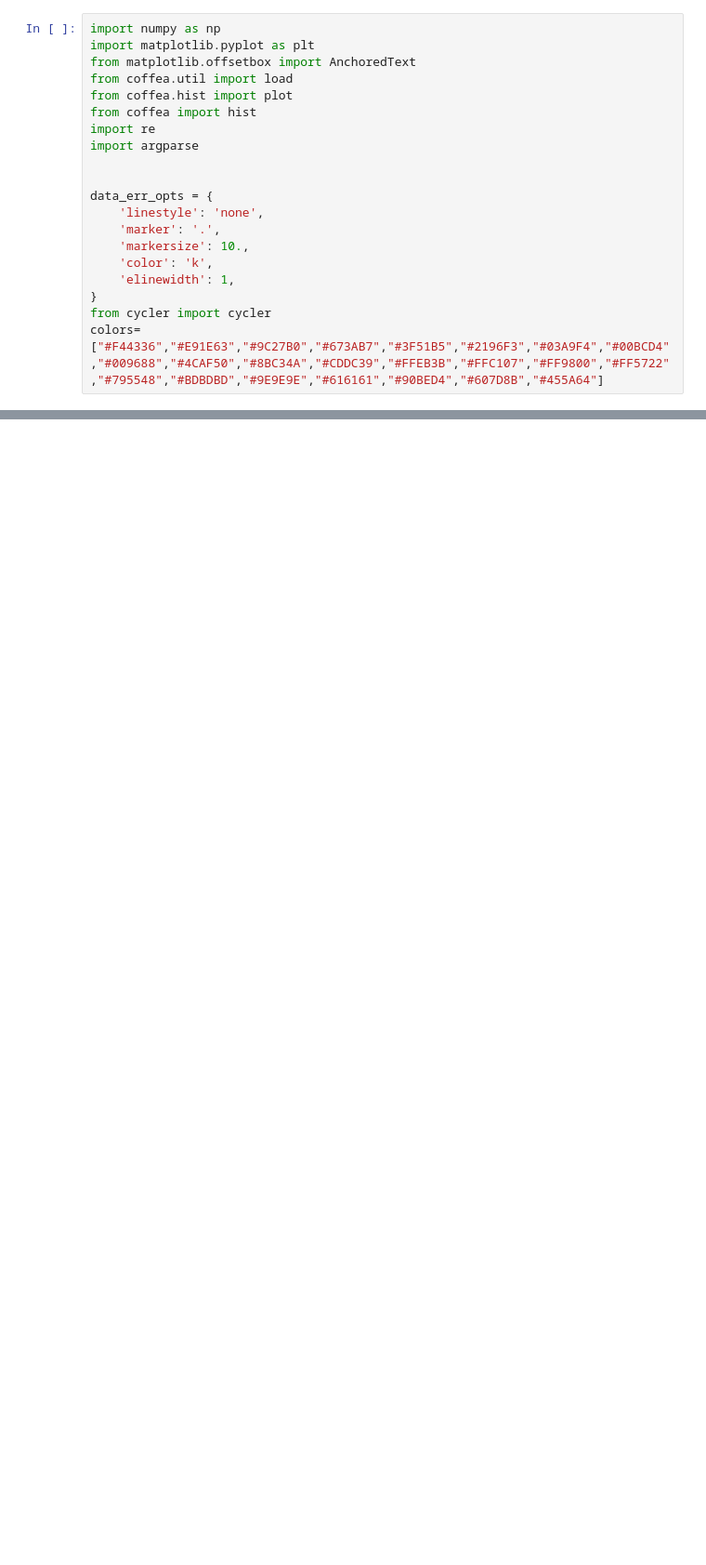
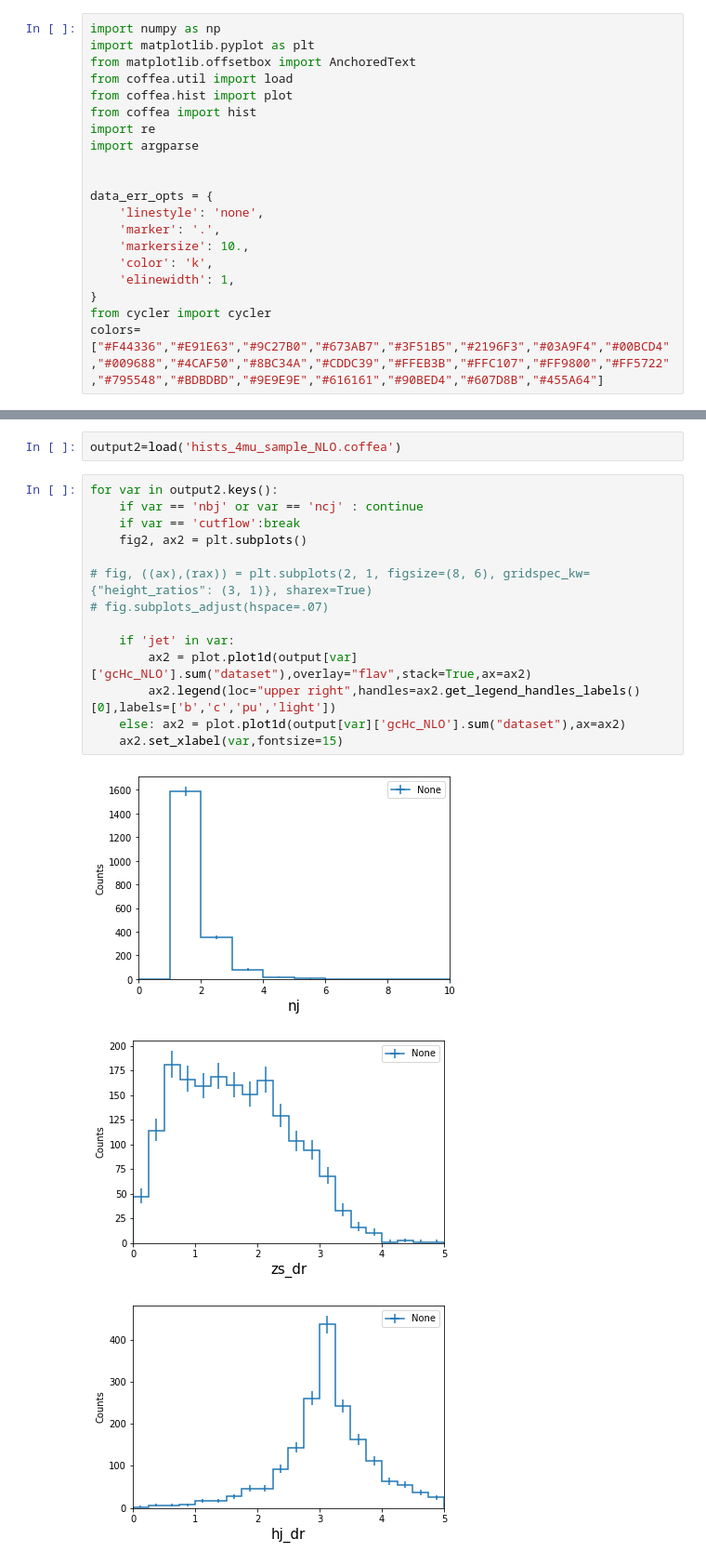
Before and after one commit to Ming-Yan/Hpluscharm, a Jupyter notebook: Hpluscharm_processor/testplotting.ipynb, the cells around one changed output, grey strips where cells are left out. Shown at 93% size. Drawn from its saved outputs; the diff is of its cells as text; blank space fills up the shorter version.

```diff
--- a/Hpluscharm_processor/testplotting.ipynb
+++ b/Hpluscharm_processor/testplotting.ipynb
@@ -39,0 +81,20 @@ ax = plot.plot1d(output['higgs_mass']['gcHc_NLO'].sum("dataset"),ax=ax)
+# %%
+output2=load('hists_4mu_sample_NLO.coffea')
+# %%
+for var in output2.keys():
+    if var == 'nbj' or var == 'ncj' : continue
+    if var == 'cutflow':break
+    fig2, ax2 = plt.subplots()
+
+# fig, ((ax),(rax)) = plt.subplots(2, 1, figsize=(8, 6), gridspec_kw={"height_ratios": (3, 1)}, sharex=True)
+# fig.subplots_adjust(hspace=.07)
+
+    if 'jet' in var:
+        ax2 = plot.plot1d(output[var]['gcHc_NLO'].sum("dataset"),overlay="flav",stack=True,ax=ax2)
+        ax2.legend(loc="upper right",handles=ax2.get_legend_handles_labels()[0],labels=['b','c','pu','light'])
+    else: ax2 = plot.plot1d(output[var]['gcHc_NLO'].sum("dataset"),ax=ax2)
+    ax2.set_xlabel(var,fontsize=15)
+# %% [output]
+[figure, added]
+[figure, added]
+[figure, added]
```
Also changed, not shown: parts of 6 cells of this notebook.
